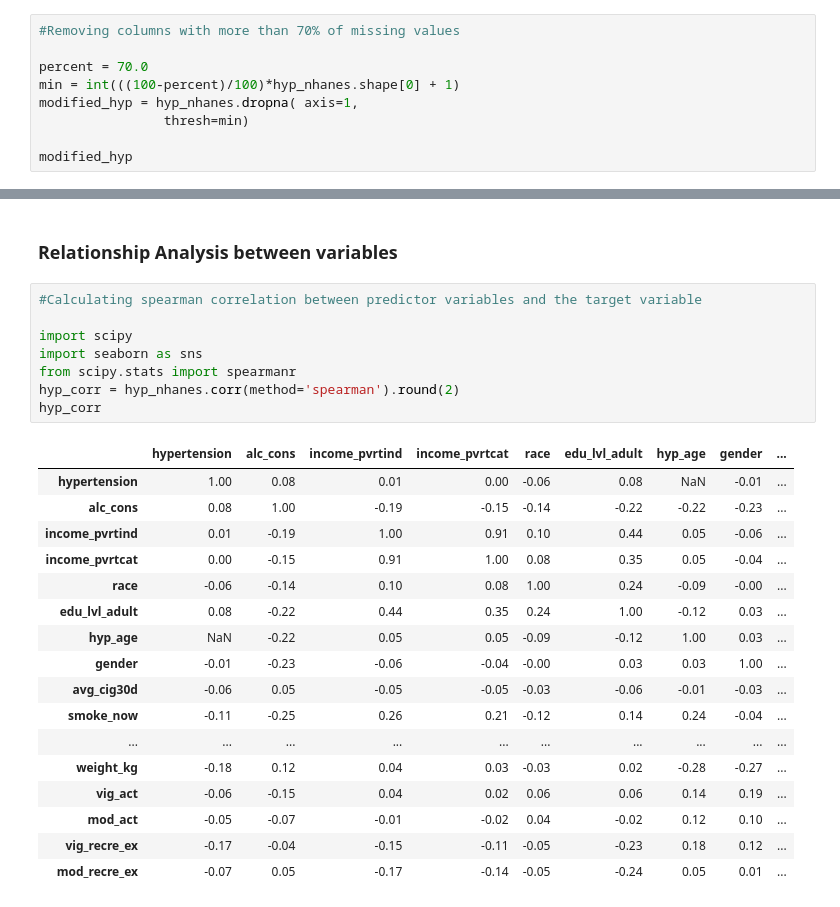
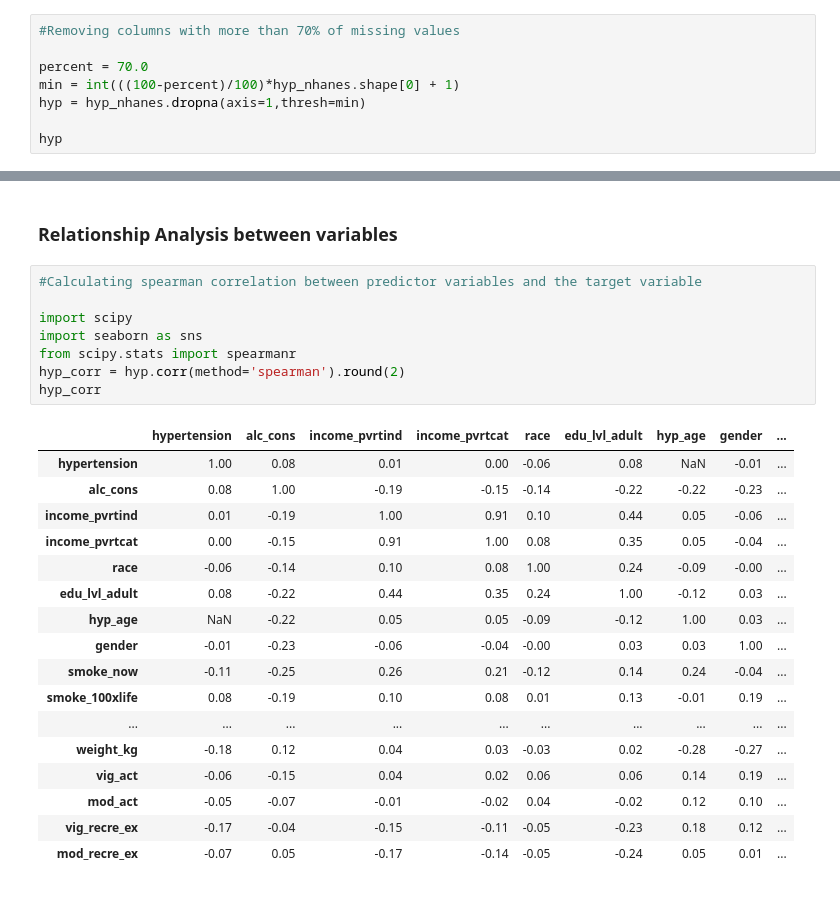
Before and after one commit to bgabr/predicting-risk-of-hypertension-using-NHANES-data, a Jupyter notebook: Project.ipynb, the cells around one changed output, grey strips where cells are left out. Saved outputs shown, nothing was run; the diff lists cells and outputs as text.

```diff
--- a/Project.ipynb
+++ b/Project.ipynb
@@ -551,10 +556,9 @@ Total number and percentage of missing values
 
 percent = 70.0
 min = int(((100-percent)/100)*hyp_nhanes.shape[0] + 1)
-modified_hyp = hyp_nhanes.dropna( axis=1,
-                thresh=min)
+hyp = hyp_nhanes.dropna(axis=1,thresh=min)
 
-modified_hyp
+hyp
 # %% [output]
 |  | hypertension | alc_cons | income_pvrtind | income_pvrtcat | race | edu_lvl_adult | hyp_age | gender | ... |
 | ID |  |  |  |  |  |  |  |  | ... |
@@ -599,23 +669,23 @@ plt.show()
 # %%
 #Calculating spearman correlation between predictor variables and the target variable
 
 import scipy
 import seaborn as sns
 from scipy.stats import spearmanr
-hyp_corr = hyp_nhanes.corr(method='spearman').round(2)
+hyp_corr = hyp.corr(method='spearman').round(2)
 hyp_corr
 # %% [output]
 |  | hypertension | alc_cons | income_pvrtind | income_pvrtcat | race | edu_lvl_adult | hyp_age | gender | ... |
 | hypertension | 1.00 | 0.08 | 0.01 | 0.00 | -0.06 | 0.08 | NaN | -0.01 | ... |
 | alc_cons | 0.08 | 1.00 | -0.19 | -0.15 | -0.14 | -0.22 | -0.22 | -0.23 | ... |
 | income_pvrtind | 0.01 | -0.19 | 1.00 | 0.91 | 0.10 | 0.44 | 0.05 | -0.06 | ... |
 | income_pvrtcat | 0.00 | -0.15 | 0.91 | 1.00 | 0.08 | 0.35 | 0.05 | -0.04 | ... |
 | race | -0.06 | -0.14 | 0.10 | 0.08 | 1.00 | 0.24 | -0.09 | -0.00 | ... |
 | edu_lvl_adult | 0.08 | -0.22 | 0.44 | 0.35 | 0.24 | 1.00 | -0.12 | 0.03 | ... |
 | hyp_age | NaN | -0.22 | 0.05 | 0.05 | -0.09 | -0.12 | 1.00 | 0.03 | ... |
 | gender | -0.01 | -0.23 | -0.06 | -0.04 | -0.00 | 0.03 | 0.03 | 1.00 | ... |
-| avg_cig30d | -0.06 | 0.05 | -0.05 | -0.05 | -0.03 | -0.06 | -0.01 | -0.03 | ... |
 | smoke_now | -0.11 | -0.25 | 0.26 | 0.21 | -0.12 | 0.14 | 0.24 | -0.04 | ... |
+| smoke_100xlife | 0.08 | -0.19 | 0.10 | 0.08 | 0.01 | 0.13 | -0.01 | 0.19 | ... |
 | ... | ... | ... | ... | ... | ... | ... | ... | ... | ... |
 | weight_kg | -0.18 | 0.12 | 0.04 | 0.03 | -0.03 | 0.02 | -0.28 | -0.27 | ... |
 | vig_act | -0.06 | -0.15 | 0.04 | 0.02 | 0.06 | 0.06 | 0.14 | 0.19 | ... |
```
Also changed, not shown: parts of 17 cells of this notebook.
